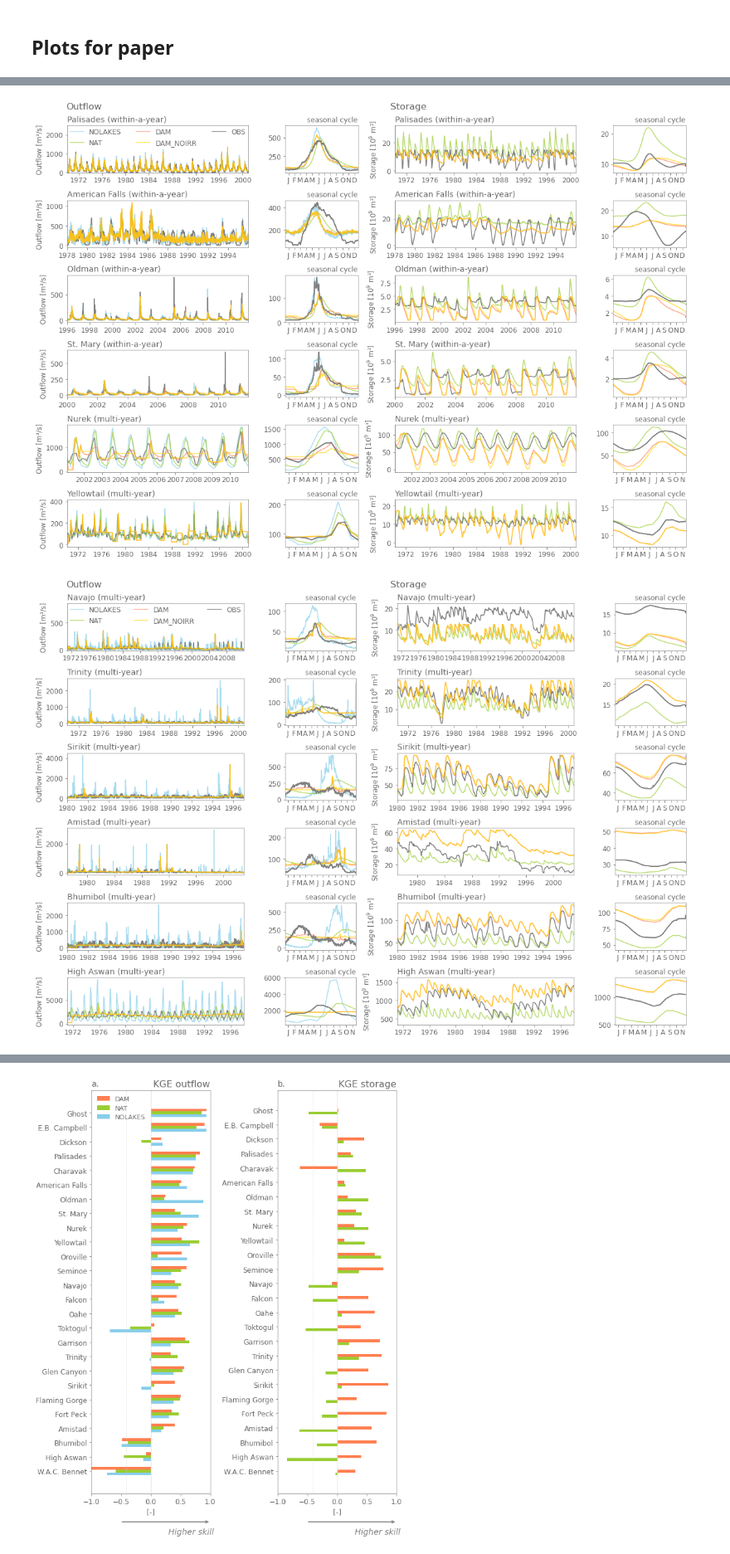
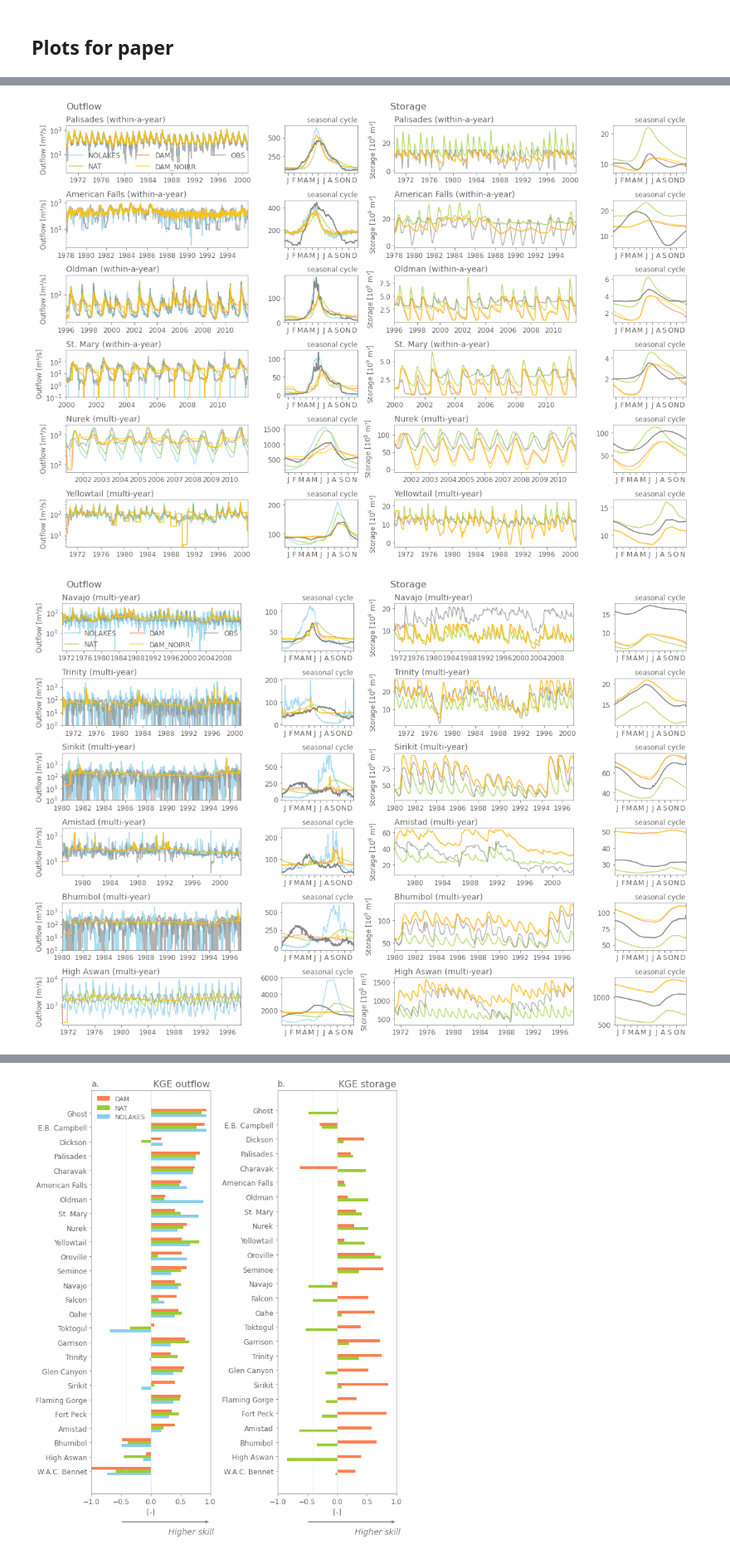
Before and after one commit to VUB-HYDR/2022_Vanderkelen_etal_GMD, a Jupyter notebook: analysis/local_Hanasaki_resobs_plotting.ipynb, the cells around one changed output, grey strips where cells are left out. Shown at 83% size. Cells and saved outputs as stored; diff of their text form; code cells hidden in the pictures.

```diff
--- a/analysis/local_Hanasaki_resobs_plotting.ipynb
+++ b/analysis/local_Hanasaki_resobs_plotting.ipynb
@@ -37,7 +37,7 @@ daypermonth = 30 # average day in a month
 outdir = '/glade/work/ivanderk/mizuRoute_global/route/'
 
 # current working directory
-scriptsdir = '/glade/u/home/ivanderk/pp_scritps_mizuroute/'
+scriptsdir = '/glade/u/home/ivanderk/pp_scritps_mizuroute/2022_Vanderkelen_etal_GMD/analysis/'
 
 # observations dir
 obsdir = scriptsdir + 'lake_models_python/Hanasaki/observations/'
@@ -881,6 +866,8 @@ names_sorted['order'] = np.arange(0,len(names_sorted))
 # plot timeseries per variable for all non-irrigation reservoirs
 irrig_res_names = df_meta.loc[df_meta['purpose']=='irrigation','name']
 names = names_sorted['name'].values
+
+alpha_observed = 0.6
 
 names_irrig = set(names).intersection(irrig_res_names)
 def intersection(lst1, lst2):
@@ -930,9 +917,10 @@ for f, names_nonirrig in enumerate([names_nonirrig_set1, names_nonirrig_set2]):
                 timestep = 'daily' if (df.index[1]).day - (df.index[0]).day == 1 else 'monthly'
                 # plot timeseries
                 axes[n][0].plot(df_res_dict[case].index,df_res_dict[case][variable], alpha=0.8,label=cases_longname[cases.index(case)], color=colors[j])
+                axes[n][0].set_yscale('log')
 
                 # plot obs only once (not for every case)
-                if j == 0: axes[n][0].plot(df.index, df[variable+'_observed'], color="gray", label = "OBS")
+                if j == 0: axes[n][0].plot(df.index, df[variable+'_observed'], color="gray", label = "OBS", alpha=alpha_observed)
 
                 if variable == 'storage':
                     ylabel = 'Storage [m³]'
@@ -940,8 +928,13 @@ for f, names_nonirrig in enumerate([names_nonirrig_set1, names_nonirrig_set2]):
                     ylabel  =  'Inflow [m³/s]'
                 else: ylabel='Outflow [m³/s]'
 
+
                 axes[n][0].set_ylabel(ylabel);
                 axes[n][0].set_xlim([df_res_dict[case].index.min(),df_res_dict[case].index.max()]);
+
+                if reservoir_name in ['Flaming_gorge', 'Falcon', 'Oroville']:
+                    axes[n][0].set_ylim(bottom=1)
+                    axes[n][0].set_yticks([1,10,100,1000])
 
                 import matplotlib.dates as mdates
                 myFmt = mdates.DateFormatter('%Y')
@@ -966,7 +959,7 @@ for f, names_nonirrig in enumerate([names_nonirrig_set1, names_nonirrig_set2]):
 
 
                 axes[n][1].plot(df_res_seasonal.index,df_res_seasonal, alpha=0.7,label=cases_longname[cases.index(case)], color=colors[j])
-                axes[n][1].plot(df_obs_seasonal.index, df_obs_seasonal, color="gray", label = "OBS")
+                axes[n][1].plot(df_obs_seasonal.index, df_obs_seasonal, color="gray", label = "OBS", alpha=alpha_observed)
                 axes[n][1].set_xticklabels(['J', 'F', 'M', 'A', 'M', 'J', 'J', 'A', 'S', 'O', 'N', 'D'])
                 axes[n][0].set_title(names_dict[reservoir_name] + ' ('+res_info[reservoir_name]['size']+')', loc='left', size=14);
                 axes[n][2].set_title(names_dict[reservoir_name] + ' ('+res_info[reservoir_name]['size']+')', loc='left', size=14);
@@ -1025,7 +1018,7 @@ for f, names_nonirrig in enumerate([names_nonirrig_set1, names_nonirrig_set2]):
                 axes[n][2].plot(df_res_dict[case].index,df_res_dict[case][variable]*10e-9, alpha=0.8,label=cases_longname[cases.index(case)], color=colors_toplot[j])
 
                 # plot obs only once (not for every case)
-                if j == 0: axes[n][2].plot(df.index, df[variable+'_observed']*10e-9, color="gray", label = "OBS")
+                if j == 0: axes[n][2].plot(df.index, df[variable+'_observed']*10e-9, color="gray", label = "OBS",  alpha=alpha_observed)
 
                 if variable == 'storage':
                     ylabel = 'Storage [$10^{9}$ m³]'
@@ -1035,6 +1028,8 @@ for f, names_nonirrig in enumerate([names_nonirrig_set1, names_nonirrig_set2]):
 
                 axes[n][2].set_ylabel(ylabel);
                 axes[n][2].set_xlim([df_res_dict[case].index.min(),df_res_dict[case].index.max()]);
+
+
 
                 import matplotlib.dates as mdates
                 myFmt = mdates.DateFormatter('%Y')
@@ -1056,7 +1051,7 @@ for f, names_nonirrig in enumerate([names_nonirrig_set1, names_nonirrig_set2]):
                     axes[n][3].set_xlim([1,12])
 
                 axes[n][3].plot(df_res_seasonal.index,df_res_seasonal*10e-9, alpha=0.7,label=cases_longname[cases.index(case)], color=colors_toplot[j])
-                axes[n][3].plot(df_obs_seasonal.index, df_obs_seasonal*10e-9, color="gray", label = "OBS")
+                axes[n][3].plot(df_obs_seasonal.index, df_obs_seasonal*10e-9, color="gray", label = "OBS", alpha=alpha_observed)
                 axes[n][3].set_xticklabels(['J', 'F', 'M', 'A', 'M', 'J', 'J', 'A', 'S', 'O', 'N', 'D'])
                 axes[n][3].set_title('seasonal cycle', loc='right', size=12);
 
@@ -1136,9 +1131,10 @@ for f, names_irrig in enumerate([names_irrig_set1, names_irrig_set2]):
 
             # plot timeseries
             axes[n][0].plot(df_res_dict[case].index,df_res_dict[case][variable], alpha=0.7,label=cases_longname[cases.index(case)], color=colors[j])
+            axes[n][0].set_yscale('log')
 
             # plot obs only once (not for every case)
-            if j == 0: axes[n][0].plot(df.index, df[variable+'_observed'], color="gray", label = "OBS")
+            if j == 0: axes[n][0].plot(df.index, df[variable+'_observed'], color="gray", label = "OBS", alpha=alpha_observed)
 
             if variable == 'storage':
                 ylabel = 'Storage [m³]'
@@ -1148,6 +1144,14 @@ for f, names_irrig in enumerate([names_irrig_set1, names_irrig_set2]):
 
             axes[n][0].set_ylabel(ylabel);
             axes[n][0].set_xlim([df_res_dict[case].index.min(),df_res_dict[case].index.max()]);
+
+            if reservoir_name in ['Trinity', 'Sirikit','Bhumibol']:
+                axes[n][0].set_ylim(bottom=1)
+                axes[n][0].set_yticks([1,10,100,1000])
+            elif reservoir_name == 'St_marry':
+                axes[n][0].set_ylim(bottom=0.1)
+                axes[n][0].set_yticks([0.1,1,10,100])
+
 
             import matplotlib.dates as mdates
             myFmt = mdates.DateFormatter('%Y')
@@ -1169,7 +1173,7 @@ for f, names_irrig in enumerate([names_irrig_set1, names_irrig_set2]):
                 axes[n][1].set_xlim([1,12])
 
             axes[n][1].plot(df_res_seasonal.index,df_res_seasonal, alpha=0.7,label=cases_longname[cases.index(case)], color=colors[j])
-            axes[n][1].plot(df_obs_seasonal.index, df_obs_seasonal, color="gray", label = "OBS")
+            axes[n][1].plot(df_obs_seasonal.index, df_obs_seasonal, color="gray", label = "OBS", alpha=alpha_observed)
             axes[n][1].set_xticklabels(['J', 'F', 'M', 'A', 'M', 'J', 'J', 'A', 'S', 'O', 'N', 'D'])
             axes[n][0].set_title(names_dict[reservoir_name] + ' ('+res_info[reservoir_name]['size']+')', loc='left', size=14);
             axes[n][2].set_title(names_dict[reservoir_name] + ' ('+res_info[reservoir_name]['size']+')', loc='left', size=14);
@@ -1219,7 +1223,7 @@ for f, names_irrig in enumerate([names_irrig_set1, names_irrig_set2]):
             axes[n][2].plot(df_res_dict[case].index,df_res_dict[case][variable]*10e-9, alpha=0.7,label=cases_longname[cases.index(case)], color=colors_toplot[j])
 
             # plot obs only once (not for every case)
-            if j == 0: axes[n][2].plot(df.index, df[variable+'_observed']*10e-9, color="gray", label = "observations")
+            if j == 0: axes[n][2].plot(df.index, df[variable+'_observed']*10e-9, color="gray", label = "observations", alpha=alpha_observed)
 
             if variable == 'storage':
                 ylabel = 'Storage [$10^{9}$ m³]'
@@ -1250,36 +1254,36 @@ for f, names_irrig in enumerate([names_irrig_set1, names_irrig_set2]):
                 axes[n][3].set_xlim([1,12])
 
             axes[n][3].plot(df_res_seasonal.index,df_res_seasonal*10e-9, alpha=0.7,label=cases_longname[cases.index(case)], color=colors_toplot[j])
-            axes[n][3].plot(df_obs_seasonal.index, df_obs_seasonal*10e-9, color="gray", label = "observations")
+            axes[n][3].plot(df_obs_seasonal.index, df_obs_seasonal*10e-9, color="gray", label = "observations", alpha=alpha_observed)
             axes[n][3].set_xticklabels(['J', 'F', 'M', 'A', 'M', 'J', 'J', 'A', 'S', 'O', 'N', 'D'])
             axes[n][3].set_title('seasonal cycle', loc='right', size=12);
 
         handles, labels = axes[0][0].get_legend_handles_labels()
 
         order = [0,2,3,4,1]
         #axes[len(names_nonirrig)+1][0].legend([handles[idx] for idx in order],[labels[idx] for idx in order],bbox_to_anchor=(-0, -0.1, 1., -0.152),mode='expand', ncol=3,fontsize=12, borderaxespad=0.);
         #axes[len(names_irrig)-1][0].legend(bbox_to_anchor=(-0, -0.1, 1, -0.152),mode='expand', ncol=3,fontsize=12, borderaxespad=0.);
         axes[0][0].legend([handles[idx] for idx in order],[labels[idx] for idx in order],mode='expand', ncol=3,fontsize=12, borderaxespad=0.);
 
         if f ==0: axes[0][0].set_ylim([-10,2500])
         else: axes[0][0].set_ylim([-10,850])
 
                 #axes[n][1].grid()
 
 
     #axes[n][0].legend( loc='upper left', ncol=2, mode="expand", borderaxespad=0.);
     fig.text(0.055, 1, 'Outflow', fontsize=16, fontstyle='normal')
     fig.text(0.545, 1, 'Storage', fontsize=16, fontstyle='normal')
 
     #fig.suptitle('storage', fontsize=16,x=0.6, y= 1)
 
     fig.subplots_adjust(wspace=0.25, hspace=0.5)
     fig.tight_layout()
 
     fig.savefig(scriptsdir+'plots/resobs_clm/irrig'+monthly_fn+'_resobs_'+str(f)+'.png', bbox_inches="tight")
 # %% [output]
-[figure, old version]
+[figure, new version]
-[figure, old version]
+[figure, new version]
 # %%
 # plot metrics
 
```
Also changed, not shown: parts of 3 cells of this notebook, 11 other files.
